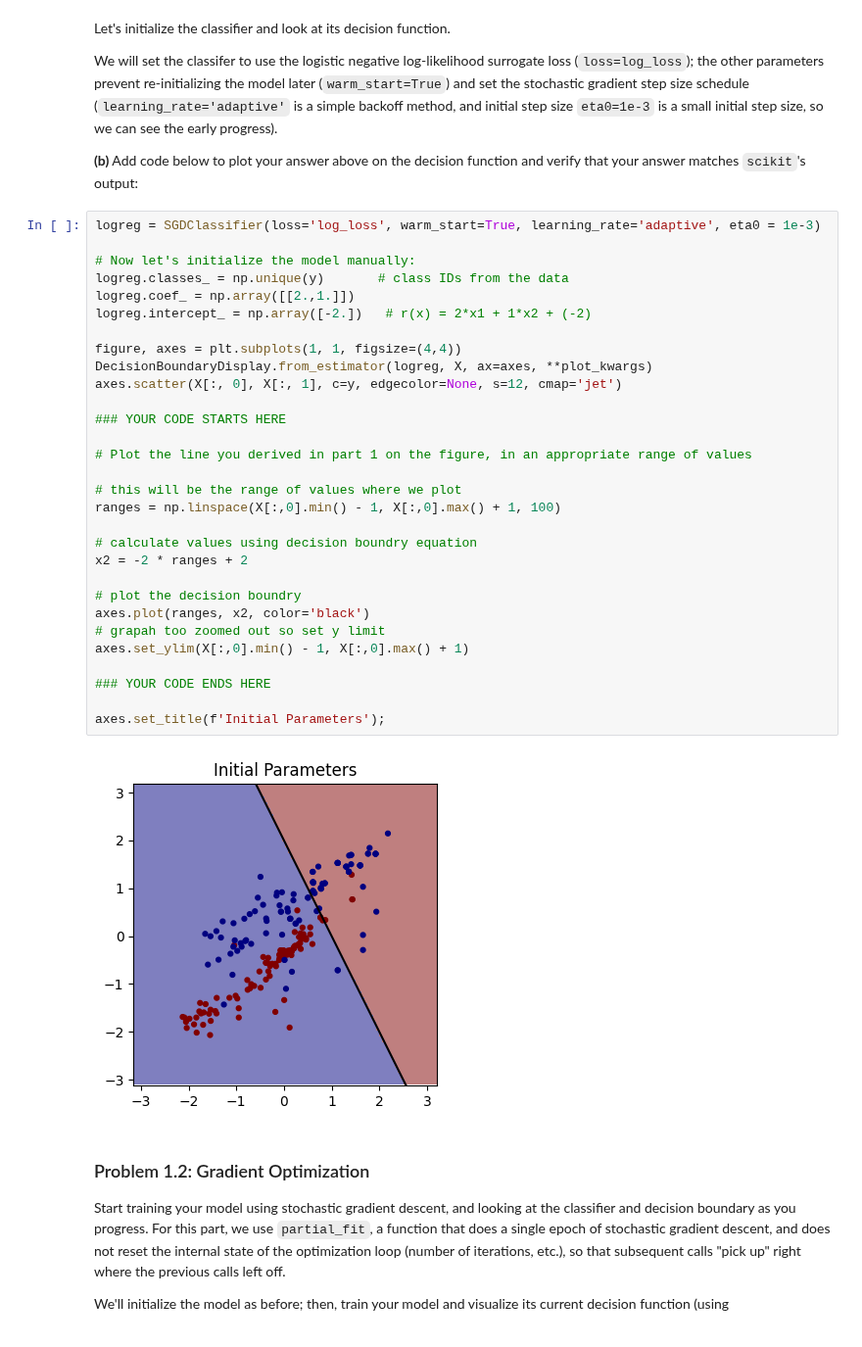
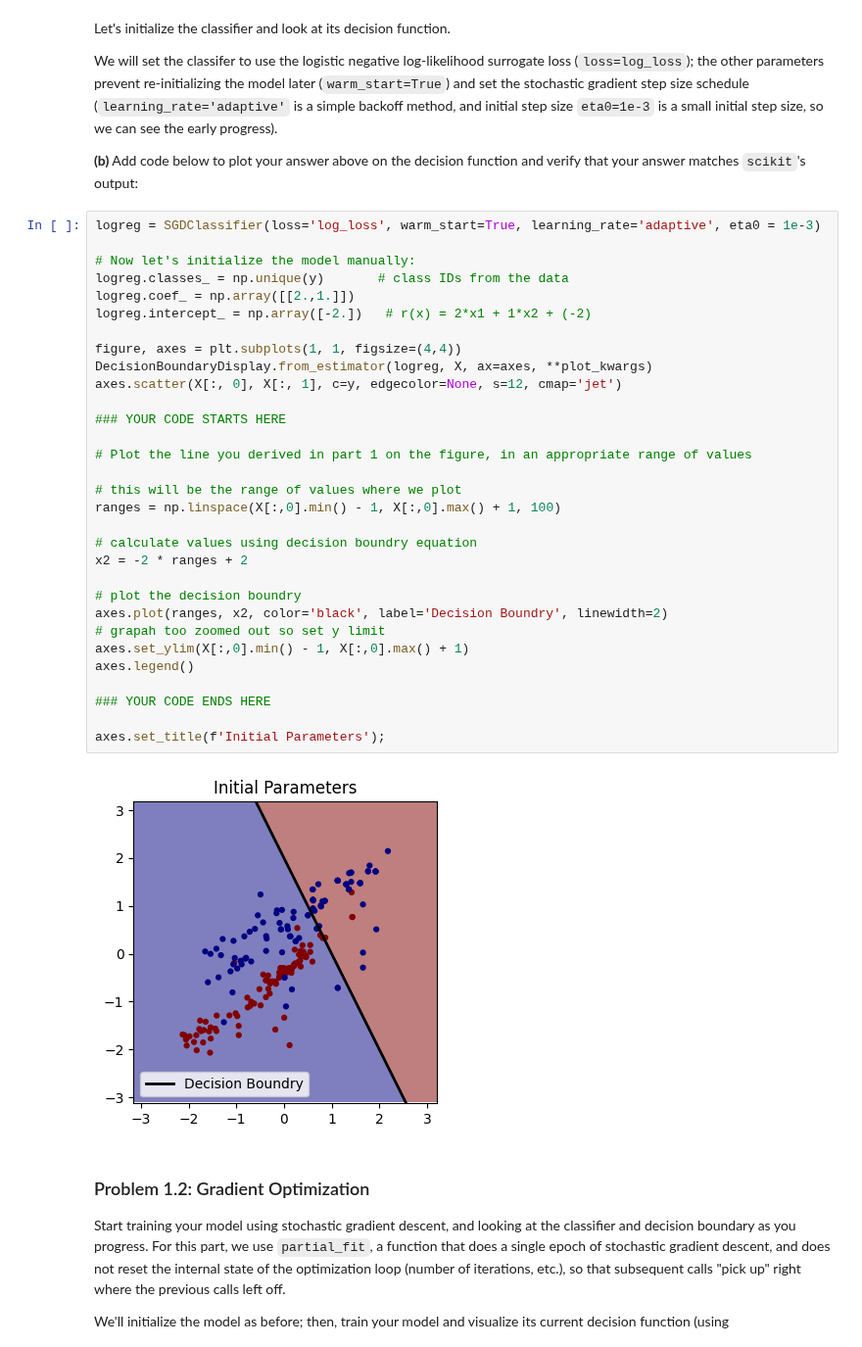
Before and after one commit to SarahAsad23/MachineLearning, a Jupyter notebook: HW3/cs273-hw3.ipynb, the cells around one changed output. Shown at 98% size. Drawn from its saved outputs; the diff is of its cells as text.

```diff
--- a/HW3/cs273-hw3.ipynb
+++ b/HW3/cs273-hw3.ipynb
@@ -124,35 +124,36 @@ We will set the classifer to use the logistic negative log-likelihood surrogate
 # %%
 logreg = SGDClassifier(loss='log_loss', warm_start=True, learning_rate='adaptive', eta0 = 1e-3)
 
 # Now let's initialize the model manually:
 logreg.classes_ = np.unique(y)       # class IDs from the data
 logreg.coef_ = np.array([[2.,1.]])
 logreg.intercept_ = np.array([-2.])   # r(x) = 2*x1 + 1*x2 + (-2)
 
 figure, axes = plt.subplots(1, 1, figsize=(4,4))
 DecisionBoundaryDisplay.from_estimator(logreg, X, ax=axes, **plot_kwargs)
 axes.scatter(X[:, 0], X[:, 1], c=y, edgecolor=None, s=12, cmap='jet')
 
 ### YOUR CODE STARTS HERE
 
 # Plot the line you derived in part 1 on the figure, in an appropriate range of values
 
 # this will be the range of values where we plot
 ranges = np.linspace(X[:,0].min() - 1, X[:,0].max() + 1, 100)
 
 # calculate values using decision boundry equation
 x2 = -2 * ranges + 2
 
 # plot the decision boundry
-axes.plot(ranges, x2, color='black')
+axes.plot(ranges, x2, color='black', label='Decision Boundry', linewidth=2)
 # grapah too zoomed out so set y limit
 axes.set_ylim(X[:,0].min() - 1, X[:,0].max() + 1)
+axes.legend()
 
 ### YOUR CODE ENDS HERE
 
 axes.set_title(f'Initial Parameters');
 # %% [output]
-[figure, old version]
+[figure, new version]
 # %% [markdown]
 ### Problem 1.2: Gradient Optimization
 
```
Also changed, not shown: parts of 6 cells of this notebook.
